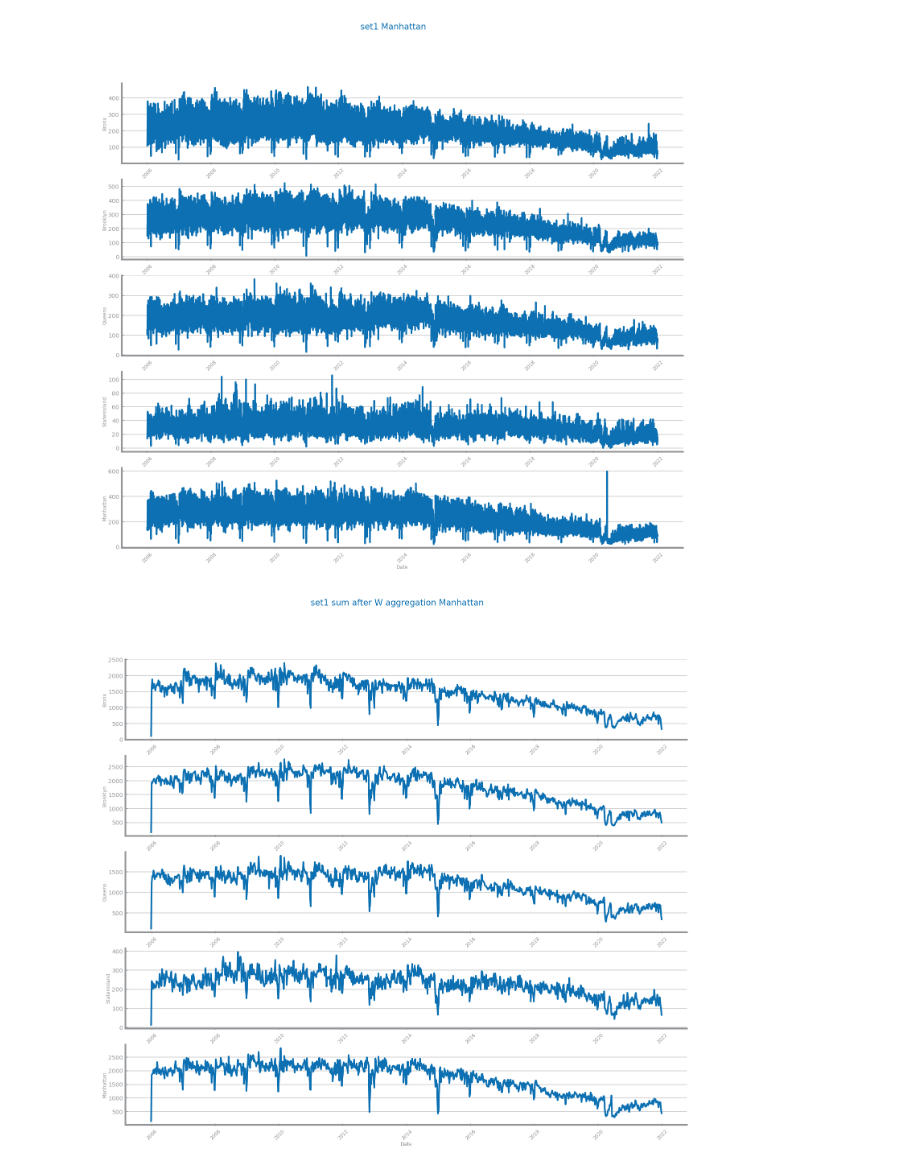
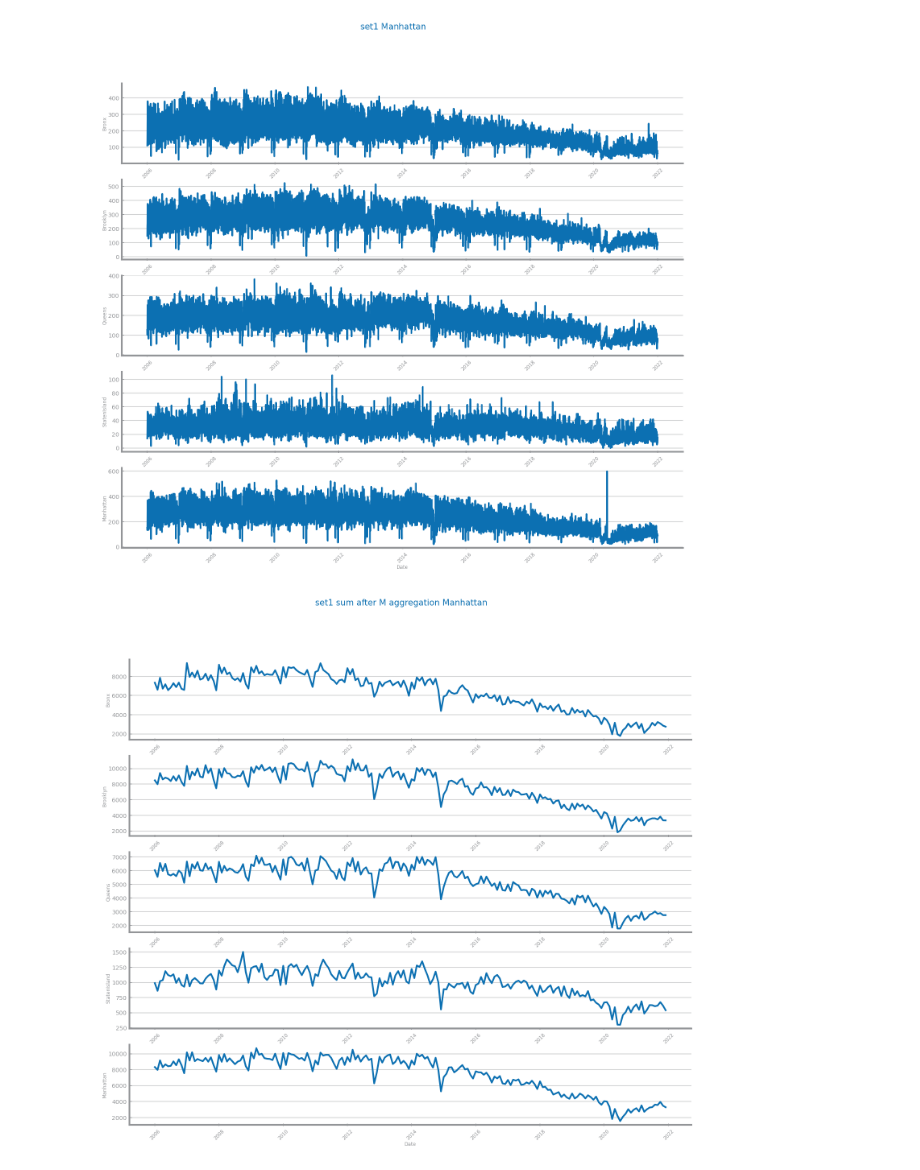
Before and after one commit to meodbr/IST-data-science, a Jupyter notebook: eval-5/agregation.ipynb, the cells around one changed output. Saved outputs shown, nothing was run; the diff lists cells and outputs as text; code cells hidden in the pictures.

```diff
--- a/eval-5/agregation.ipynb
+++ b/eval-5/agregation.ipynb
@@ -40,15 +40,15 @@ savefig(f'/home/mina/Documents/portugal/dataScience/Data_science_project/eval-5/
 # %%
 from dslabs_functions import plot_ts_multivariate_chart
 
 plot_ts_multivariate_chart(data, title=f"{file_tag} {target}")
 agg_f = "sum"
-gran_lvl = "W"
+gran_lvl = "M"
 
 agg_df: DataFrame = ts_aggregation_by(data, gran_level=gran_lvl, agg_func=agg_f)
 agg_df.to_csv(f'/home/mina/Documents/portugal/dataScience/Data_science_project/eval-5/{gran_lvl}_agregation_{agg_f}_{file_tag}.csv', header=True)
 
 plot_ts_multivariate_chart(agg_df, title=f"{file_tag} {agg_f} after {gran_lvl} aggregation {target}")
 savefig(f'/home/mina/Documents/portugal/dataScience/Data_science_project/eval-5/image/{file_tag}_plot_after_{gran_lvl}_aggregation_{agg_f}.png')
 # %% [output]
 [figure]
-[figure, old version]
+[figure, new version]
```
Also changed, not shown: parts of 1 cell of this notebook, 20 other files.
